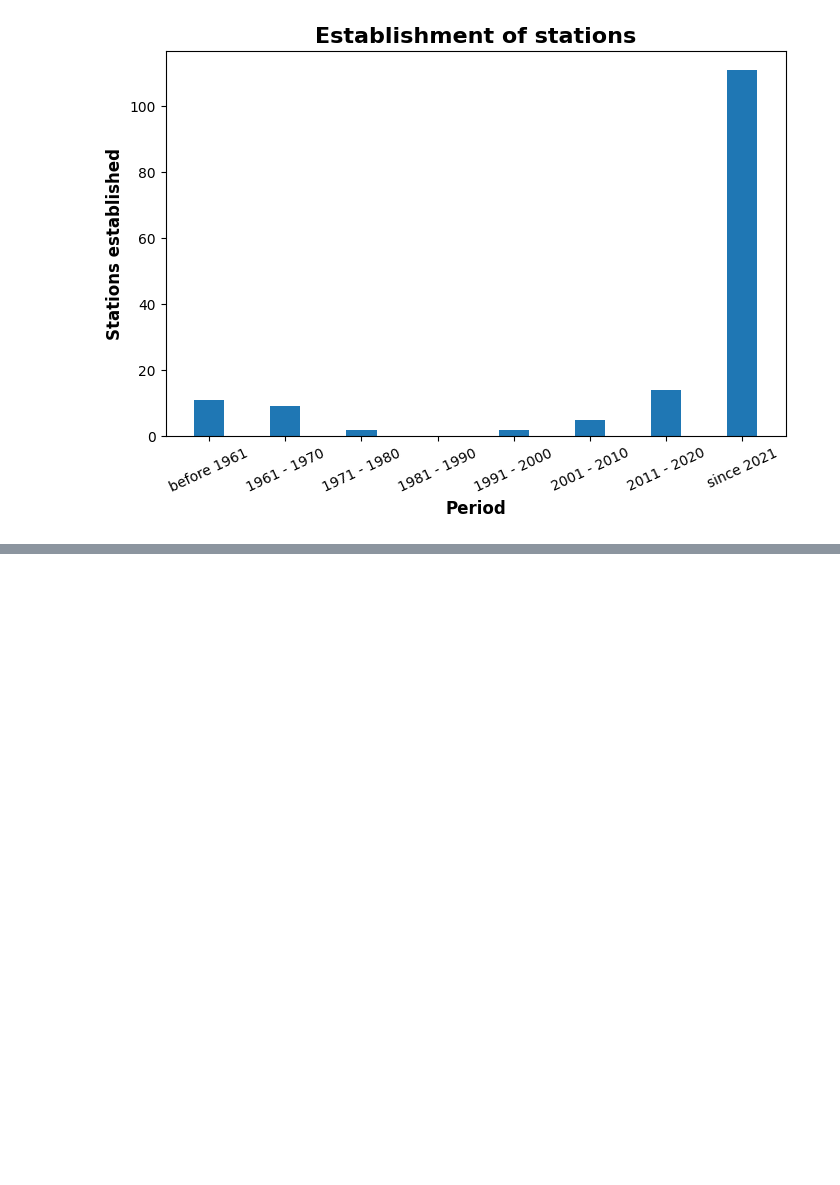
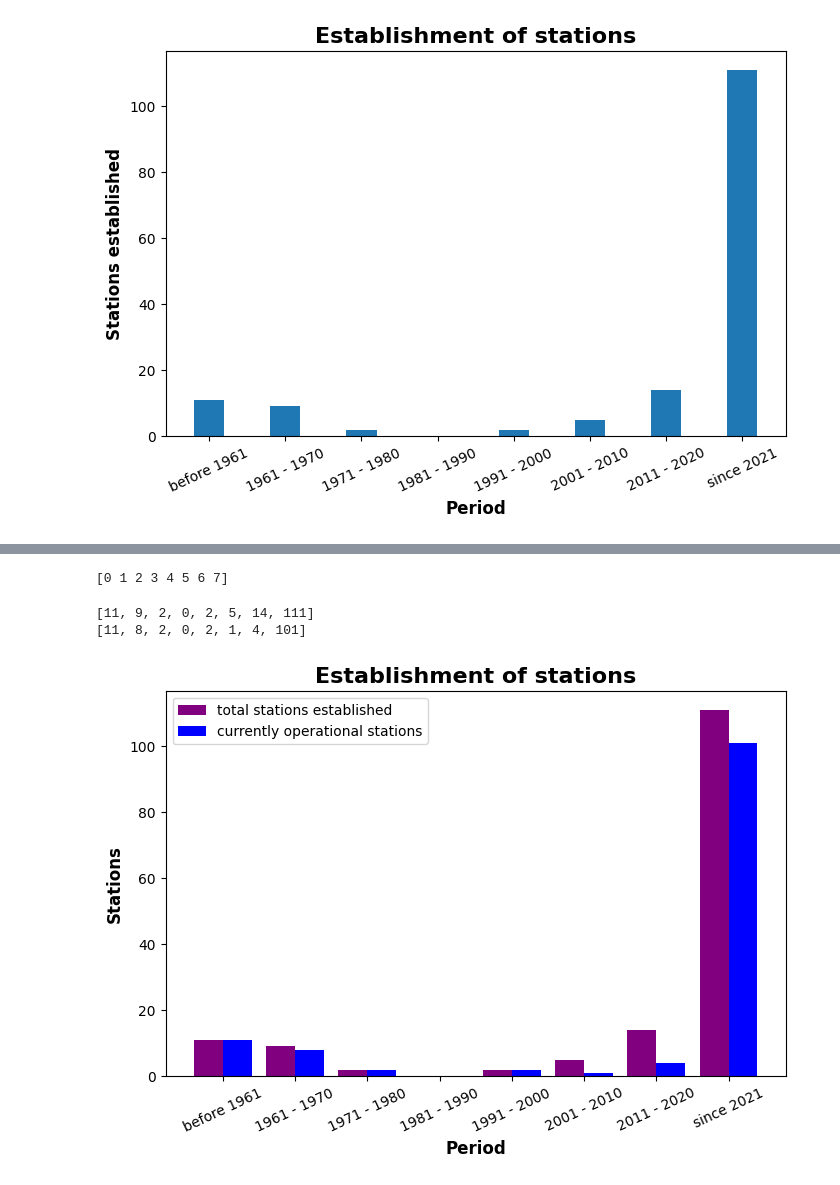
Before and after one commit to joergklausen/oscar-analysis, a Jupyter notebook: sandbox.ipynb, the cells around one changed output, grey strips where cells are left out. Saved outputs shown, nothing was run; the diff lists cells and outputs as text; code cells hidden in the pictures; blank space fills up the shorter version.

Commit message:
added barplots

```diff
--- a/sandbox.ipynb
+++ b/sandbox.ipynb
@@ -417,3 +417,13 @@ plt.xticks(rotation=25)
 plt.savefig(os.getcwd()+"/Plots/Station_establishment_barplot_simple.jpeg", bbox_inches='tight')
 # %% [output]
 [figure]
+# %%
+start_d = ["1951-01-01", "1961-01-01", "1971-01-01", "1981-01-01", "1991-01-01", "2001-01-01", "2011-01-01", "2021-01-01", "2031-01-01"]
+
+df = pd.DataFrame(data["stations"])
+# print(df)
+df = df[(df["dateEstablished"] >= "2001-01-01") & (df["dateEstablished"] < "2011-01-01")]
+print(df)
+# print(df)
+print(len(df))
+print(len(df[(df["reportingStatus"]=="operational")]))
@@ -419,0 +448,53 @@ plt.savefig(os.getcwd()+"/Plots/Station_establishment_barplot_simple.jpeg", bbox
+# %%
+r = np.arange(8)
+print(r)
+# %% [output]
+[0 1 2 3 4 5 6 7]
+# %%
+#### Extended barplot: station establishment & today's reporting status ####
+
+
+stations_n = []
+stations_operational = []
+start_d = ["1951-01-01", "1961-01-01", "1971-01-01", "1981-01-01", "1991-01-01", "2001-01-01", "2011-01-01", "2021-01-01", "2031-01-01"]
+
+for i, decade in enumerate(["before 1961", "1961 - 1970", "1971 - 1980", "1981 - 1990", "1991 - 2000", "2001 - 2010", "2011 - 2020", "since 2021"]):
+
+    df = pd.DataFrame(data["stations"])
+    # print(df)
+
+    if i == 0:
+        df = df[(df["dateEstablished"] < start_d[i])]
+        stations_n.append(len(df))
+        stations_operational.append(len(df[(df["reportingStatus"]=="operational")]))
+    else:
+        df = df[(df["dateEstablished"] >= start_d[i]) & (df["dateEstablished"] < start_d[i+1])]
+        stations_n.append(len(df))
+        stations_operational.append(len(df[(df["reportingStatus"]=="operational")]))
+
+print(stations_n)
+print(stations_operational)
+
+# print(stations_n)
+plt.style.use('default')
+fig, axes = plt.subplots(1,1, figsize=(8,5))
+
+decades = ["before 1961", "1961 - 1970", "1971 - 1980", "1981 - 1990", "1991 - 2000", "2001 - 2010", "2011 - 2020", "since 2021"]
+n = len(decades)
+r = np.arange(n)
+width = 0.4
+plt.bar(r, stations_n, width=width, label= "total stations established", color="purple")
+plt.bar(r + width, stations_operational, width=width, label="currently operational stations", color="blue")
+
+# plt.hlines(y = (20, 40, 60, 80, 100), xmin=0, xmax=7.5, colors="k", ls="--")
+plt.xlabel("Period", fontsize=12, fontweight="bold")
+plt.ylabel("Stations", fontsize=12, fontweight="bold")
+plt.title("Establishment of stations", fontsize=16, fontweight="bold")
+plt.xticks(r + width/2,decades, rotation=25)
+plt.legend()
+
+plt.savefig(os.getcwd()+"/Plots/Station_establishment_barplot.jpeg", bbox_inches='tight')
+# %% [output]
+[11, 9, 2, 0, 2, 5, 14, 111]
+[11, 8, 2, 0, 2, 1, 4, 101]
+[figure, added]
```
Also changed, not shown: parts of 2 cells of this notebook, 2 other files.
